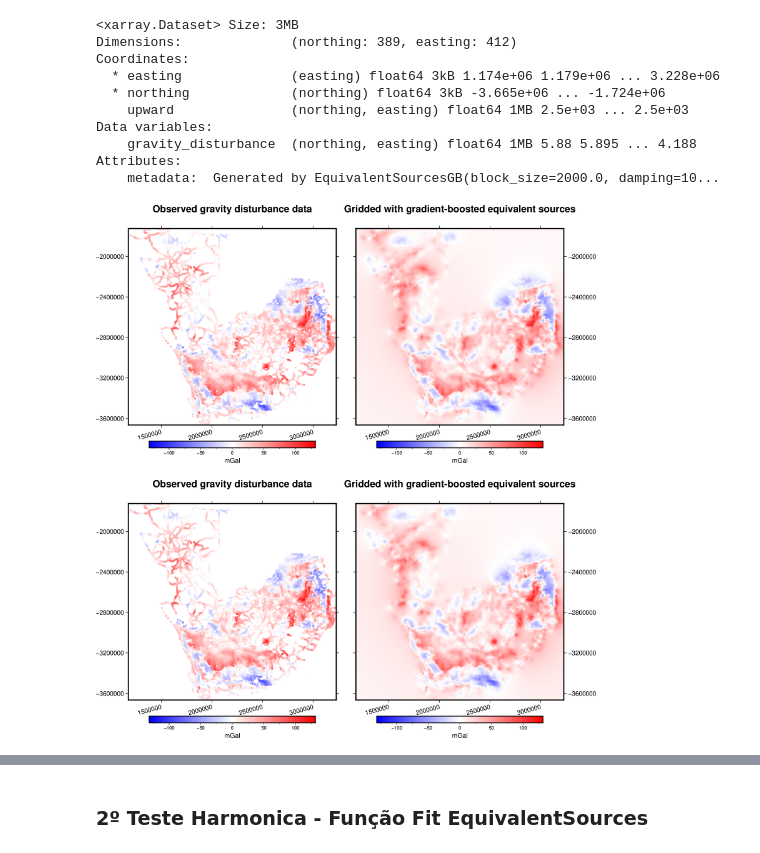
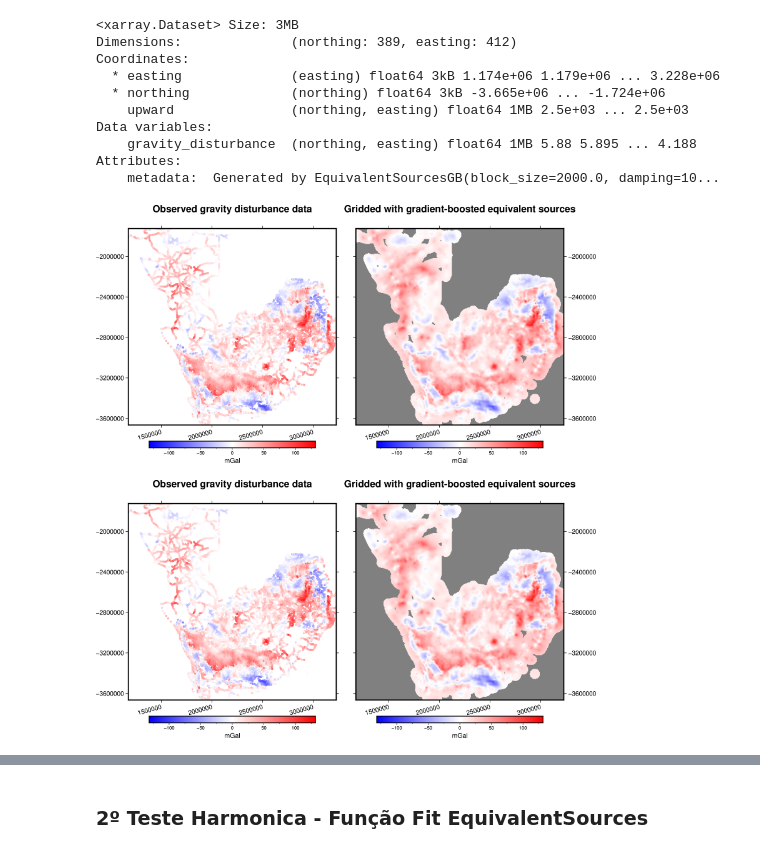
Before and after one commit to BernardoPerS/Fatiando_Modificado, a Jupyter notebook: Testes/teste_harmonica.ipynb, the cells around one changed output, grey strips where cells are left out. Cells and saved outputs as stored; diff of their text form; code cells hidden in the pictures.

Commit message:
Modificando os arquivos de teste, incrementando e consertando

```diff
--- a/Testes/teste_harmonica.ipynb
+++ b/Testes/teste_harmonica.ipynb
@@ -255,7 +252,24 @@ Data variables:
 Attributes:
     metadata:  Generated by EquivalentSourcesGB(block_size=2000.0, damping=10...
 # %%
-grid_masked = vd.distance_mask(coordinates, maxdist=50e3, grid=grid_64)
+grid_masked_64 = vd.distance_mask(coordinates, maxdist=50e3, grid=grid_64)
+grid_masked_32 = vd.distance_mask(coordinates, maxdist=50e3, grid=grid_32)
+
+
+# Encontrar a escala global
+max_obs = vd.maxabs(gravity_disturbance)
+max_64 = vd.maxabs(grid_masked_64.gravity_disturbance)
+max_32 = vd.maxabs(grid_masked_32.gravity_disturbance)
+
+limit_global = max(max_obs, max_64, max_32)
+
+# Criar e salvar o arquivo CPT fixo
+pygmt.makecpt(
+    cmap="polar+h0",
+    series=(-limit_global, limit_global),
+    background=True,
+    output="escala.cpt"
+)
 
 # Set figure properties
 w, e, s, n = region
@@ -264,13 +278,9 @@ fig_width = fig_height * (e - w) / (n - s)
 fig_ratio = (n - s) / (fig_height / 100)
 fig_proj = f"x1:{fig_ratio}"
 
-maxabs = vd.maxabs(gravity_disturbance, grid_masked.gravity_disturbance)
 
+# Plotando 64 bits
 fig = pygmt.Figure()
-
-# Make colormap of data
-pygmt.makecpt(cmap="polar+h0",series=(-maxabs, maxabs,))
-
 title = "Observed gravity disturbance data"
 with pygmt.config(FONT_TITLE="14p"):
     fig.plot(
@@ -281,9 +291,9 @@ with pygmt.config(FONT_TITLE="14p"):
         y=northing,
         fill=gravity_disturbance,
         style="c0.1c",
-        cmap=True,
+        cmap="escala.cpt",
     )
-fig.colorbar(cmap=True, frame=["a50f25", "x+lmGal"])
+fig.colorbar(cmap="escala.cpt", frame=["a50f25", "x+lmGal"])
 
 fig.shift_origin(xshift=fig_width + 1)
 
@@ -291,60 +301,47 @@ title = "Gridded with gradient-boosted equivalent sources"
 with pygmt.config(FONT_TITLE="14p"):
     fig.grdimage(
         frame=[f"ESnw+t{title}", "xa500000+a15", "ya400000"],
-        grid=grid_64.gravity_disturbance,
-        cmap=True,
+        grid=grid_masked_64.gravity_disturbance,
+        cmap="escala.cpt",
     )
 
-fig.colorbar(cmap=True, frame=["a50f25", "x+lmGal"])
+fig.colorbar(cmap="escala.cpt", frame=["a50f25", "x+lmGal"])
 
 fig.show()
 
 
 
 
-grid_masked = vd.distance_mask(coordinates, maxdist=50e3, grid=grid_32)
 
-# Set figure properties
-w, e, s, n = region
-fig_height = 10
-fig_width = fig_height * (e - w) / (n - s)
-fig_ratio = (n - s) / (fig_height / 100)
-fig_proj = f"x1:{fig_ratio}"
-
-maxabs = vd.maxabs(gravity_disturbance, grid_masked.gravity_disturbance)
-
+# Plotando 32 bits
 fig = pygmt.Figure()
-
-# Make colormap of data
-pygmt.makecpt(cmap="polar+h0",series=(-maxabs, maxabs,))
-
 title = "Observed gravity disturbance data"
 with pygmt.config(FONT_TITLE="14p"):
     fig.plot(
         projection=fig_proj,
         region=region,
         frame=[f"WSne+t{title}", "xa500000+a15", "ya400000"],
         x=easting,
         y=northing,
         fill=gravity_disturbance,
         style="c0.1c",
-        cmap=True,
+        cmap="escala.cpt",
     )
-fig.colorbar(cmap=True, frame=["a50f25", "x+lmGal"])
+fig.colorbar(cmap="escala.cpt", frame=["a50f25", "x+lmGal"])
 
 fig.shift_origin(xshift=fig_width + 1)
 
 title = "Gridded with gradient-boosted equivalent sources"
 with pygmt.config(FONT_TITLE="14p"):
     fig.grdimage(
         frame=[f"ESnw+t{title}", "xa500000+a15", "ya400000"],
-        grid=grid_32.gravity_disturbance,
-        cmap=True,
+        grid=grid_masked_32.gravity_disturbance,
+        cmap="escala.cpt",
     )
 
-fig.colorbar(cmap=True, frame=["a50f25", "x+lmGal"])
+fig.colorbar(cmap="escala.cpt", frame=["a50f25", "x+lmGal"])
 
 fig.show()
 # %% [output]
-[figure, old version]
+[figure, new version]
-[figure, old version]
+[figure, new version]
```
Also changed, not shown: parts of 22 cells of this notebook.
